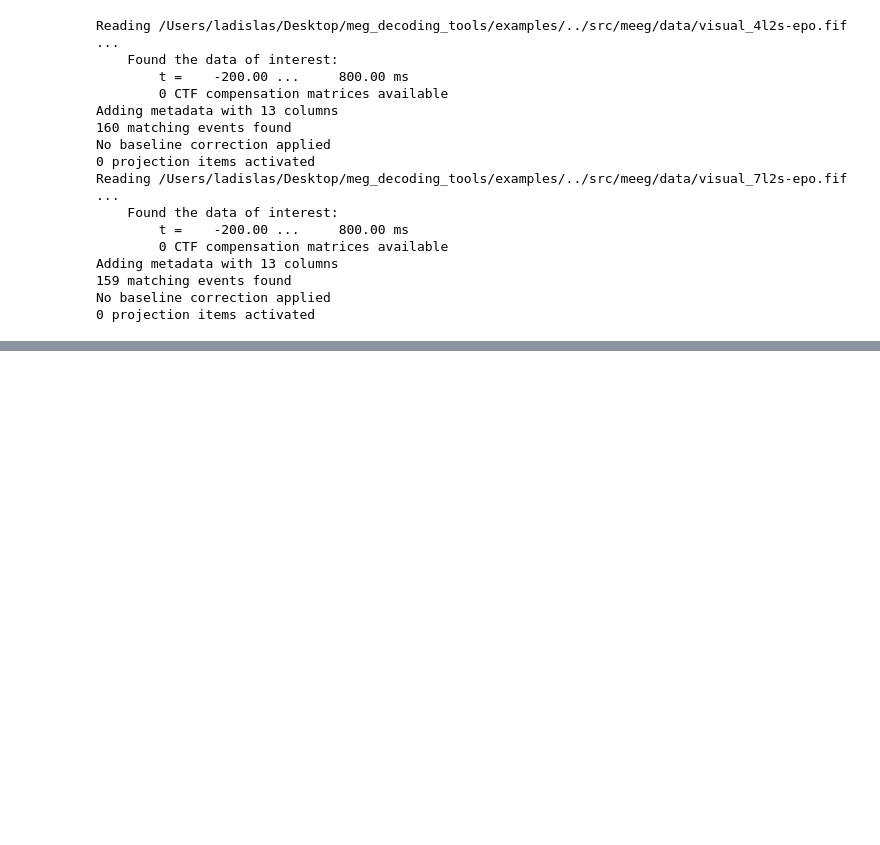
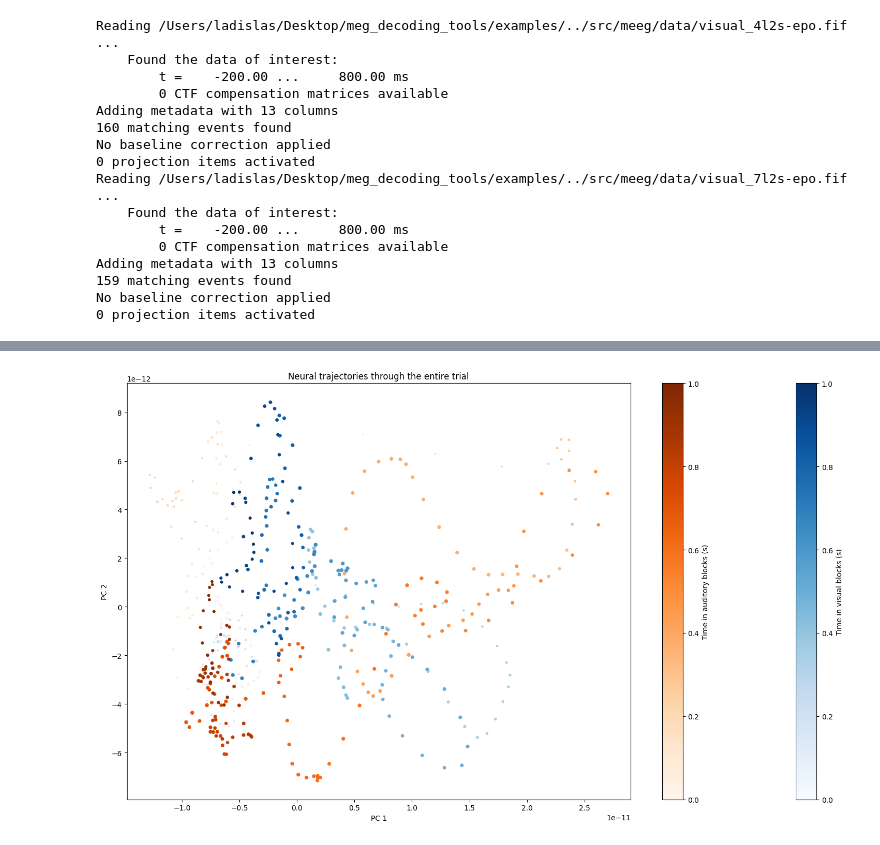
Before and after one commit to lnalborczyk/meeg_decoding, a Jupyter notebook: examples/latent.ipynb, the cells around one changed output, grey strips where cells are left out. Cells and saved outputs as stored; diff of their text form; code cells hidden in the pictures; blank space fills up the shorter version.

```diff
--- a/examples/latent.ipynb
+++ b/examples/latent.ipynb
@@ -48,8 +62,9 @@ PCA explained variance:0.989
 # %%
-from meeg.plots import compare_neural_trajectories_2d
-
 compare_neural_trajectories_2d(
     x_pca1=epochs1_pca, x_pca2=epochs2_pca,
     x_pca_std1=epochs1_pca_std, x_pca_std2=epochs2_pca_std,
     fs=1/250,
-    plot_title="Neural trajectories through the entire trial")
+    plot_title="Neural trajectories through the entire trial"
+    );
+# %% [output]
+[figure, added]
```
Also changed, not shown: parts of 4 cells of this notebook, 1 other file.
